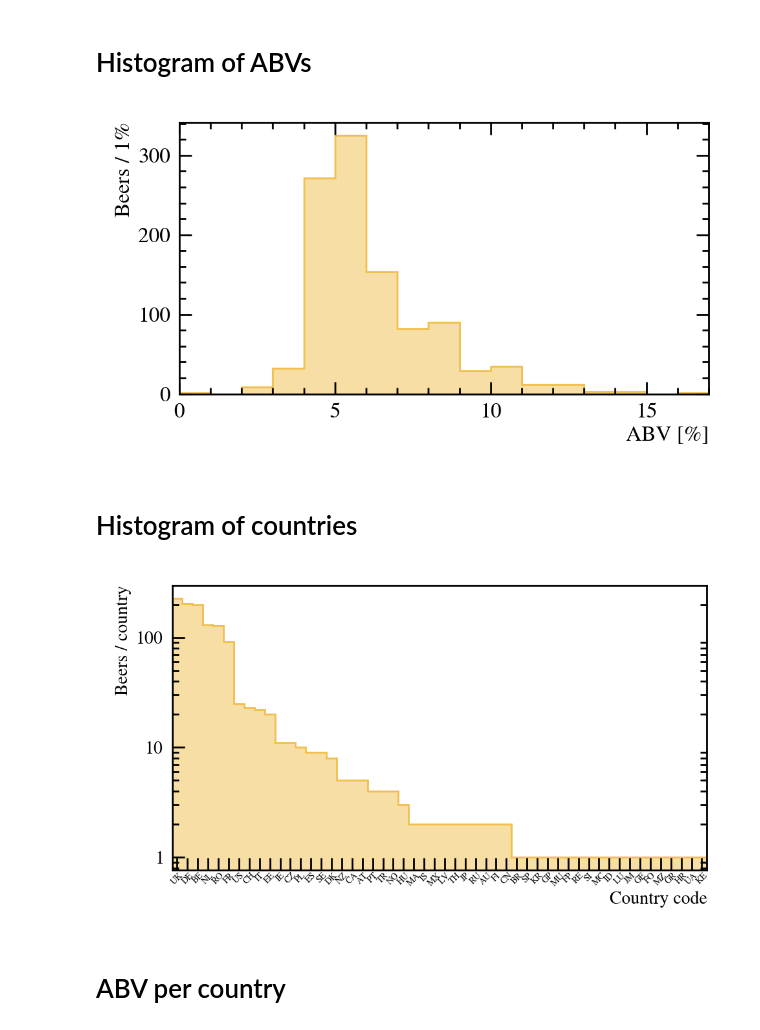
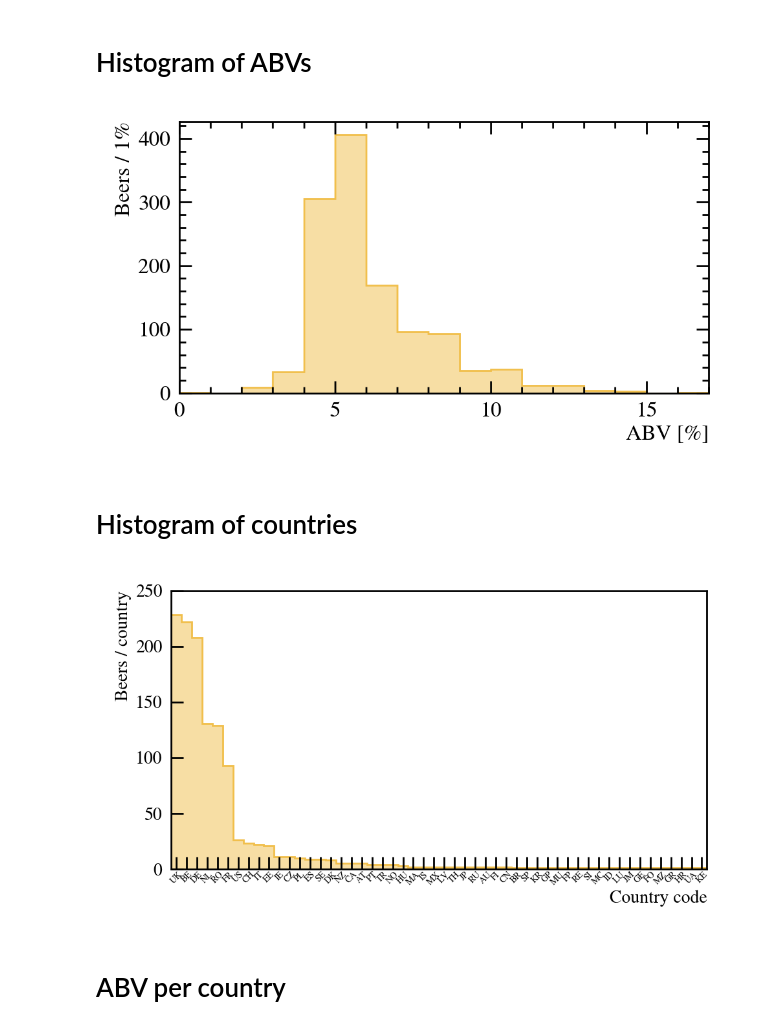
Before and after one commit to RDMoise/many-beers, a Jupyter notebook: studyBeers.ipynb, the cells around one changed output. Drawn from its saved outputs; the diff is of its cells as text; code cells hidden in the pictures.

```diff
--- a/studyBeers.ipynb
+++ b/studyBeers.ipynb
@@ -23,7 +29,8 @@ import matplotlib.patheffects as pe
 from matplotlib.ticker import *
 from matplotlib.colors import ListedColormap, LinearSegmentedColormap
 # %%
-df = pd.read_csv("1202beers.csv", delimiter=';', encoding='utf-8')
+# df = pd.read_csv("1202beers.csv", delimiter=';', encoding='utf-8')
+df = pd.read_csv("1230beers.csv", delimiter=',', encoding='utf-8')
 # %% [markdown]
 # Histogram of ABVs
 # %%
@@ -40,4 +47,4 @@ plt.show()
 # plt.savefig("histABV.pdf", "Histogram of ABVs")
 # plt.close()
 # %% [output]
-[figure, old version]
+[figure, new version]
@@ -46,23 +56,24 @@ plt.show()
 # %%
 dg = df.Country.value_counts()
 bins = np.linspace(0,len(dg),len(dg)+1)
 fig, ax = plt.subplots(figsize=(16*.6,9*.6))
 plt.tight_layout()
 plt.margins(x=0)
 histplot(dg, bins, color='#f1bf4b', histtype="fill", alpha=.5)
 histplot(dg, bins, color='#f1bf4b', histtype="step")
 ax.set_xticks(.5*(bins[1:]+bins[:-1]))
 ax.minorticks_off()
 plt.xlabel('Country code')
 plt.ylabel("Beers / country")
 applyUniformFont(ax,20)
 ax.set_xticklabels(dg.index, fontsize=10, rotation=45)
 plt.tick_params(axis='x', pad=1)
 plt.tick_params(axis='both', top=False,right=False)
-ax.set_yscale('log')
+ax.set_ylim(top=250)
+# ax.set_yscale('log')
 plt.show()
 # %% [output]
-[figure, old version]
+[figure, new version]
 # %% [markdown]
 # ABV per country
 # %%
```
Also changed, not shown: parts of 17 cells of this notebook, 12 other files.
